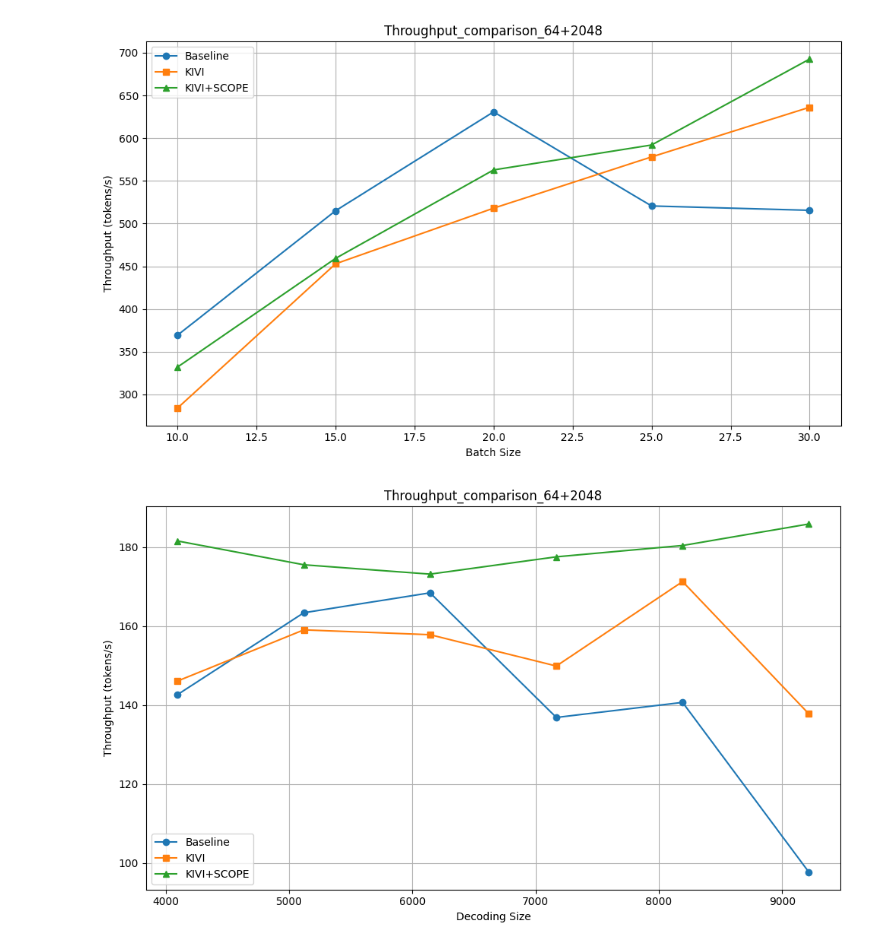
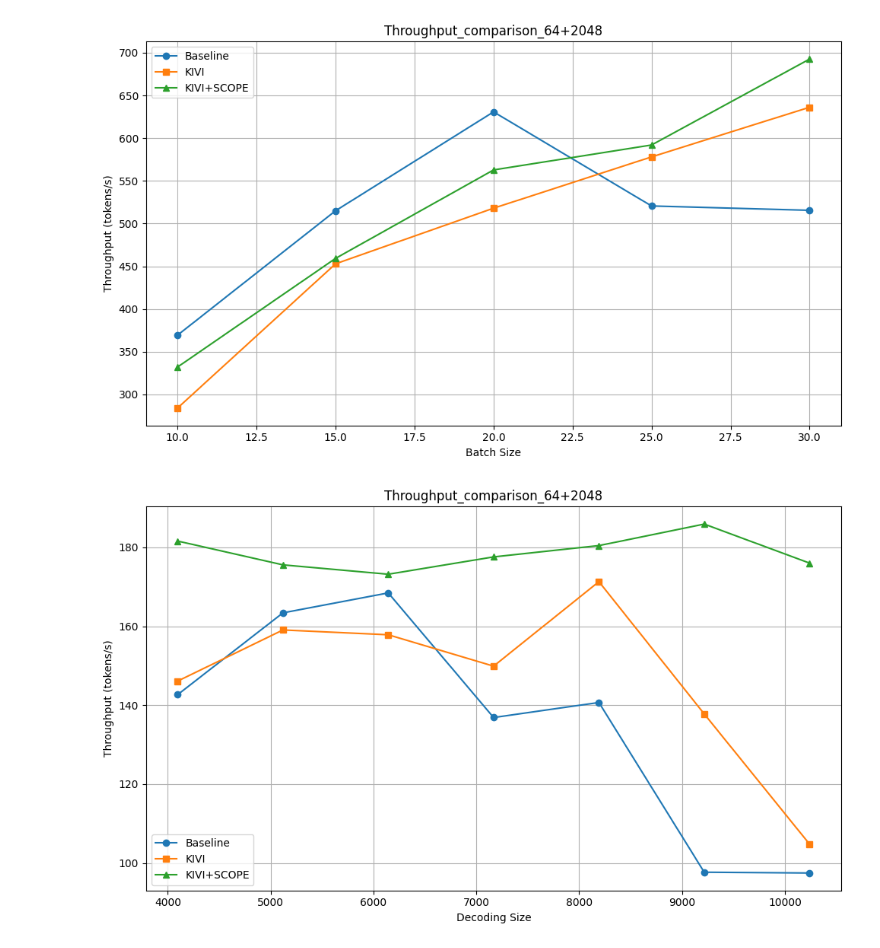
Before and after one commit to KOJlzx/KIVI-SCOPE, a Jupyter notebook: pictures/a.ipynb, the cells around one changed output. Drawn from its saved outputs; the diff is of its cells as text; code cells hidden in the pictures.

```diff
--- a/pictures/a.ipynb
+++ b/pictures/a.ipynb
@@ -133,31 +133,31 @@ plt.show()
 # %%
 import matplotlib.pyplot as plt
 
 # 数据
-decoding_size = [4096, 5120, 6144, 7168, 8192, 9216]
-baseline = [142.658122, 163.4007787, 168.448758, 136.8618017, 140.6786647, 97.65794711]
-kivi = [146.0978742, 159.0556073, 157.8379489, 149.8954412, 171.3019113, 137.7702036]
-kivi_scope = [181.5924809, 175.5589082, 173.187507, 177.575187, 180.4405286, 185.8964015]
+decoding_size = [4096, 5120, 6144, 7168, 8192, 9216, 10240]
+baseline = [142.658122, 163.4007787, 168.448758, 136.8618017, 140.6786647, 97.65794711, 97.45642537]
+kivi = [146.0978742, 159.0556073, 157.8379489, 149.8954412, 171.3019113, 137.7702036, 104.769895]
+kivi_scope = [181.5924809, 175.5589082, 173.187507, 177.575187, 180.4405286, 185.8964015, 176.0030801]
 
 # 使用默认风格
 plt.style.use('default')
 
 # 创建折线图
 plt.figure(figsize=(10, 6))
 plt.plot(decoding_size, baseline, marker='o', label='Baseline')
 plt.plot(decoding_size, kivi, marker='s', label='KIVI')
 plt.plot(decoding_size, kivi_scope, marker='^', label='KIVI+SCOPE')
 
 # 添加坐标轴标签和图形标题
 plt.xlabel('Decoding Size')
 plt.ylabel('Throughput (tokens/s)')
 plt.title('Throughput_comparison_64+2048')
 
 plt.legend()
 plt.grid(True)
 plt.tight_layout()
 
 plt.savefig("Throughput_comparison_1024+x.png", dpi=300)
 plt.show()
 # %% [output]
-[figure, old version]
+[figure, new version]
```
Also changed, not shown: parts of 2 cells of this notebook, 16 other files.
